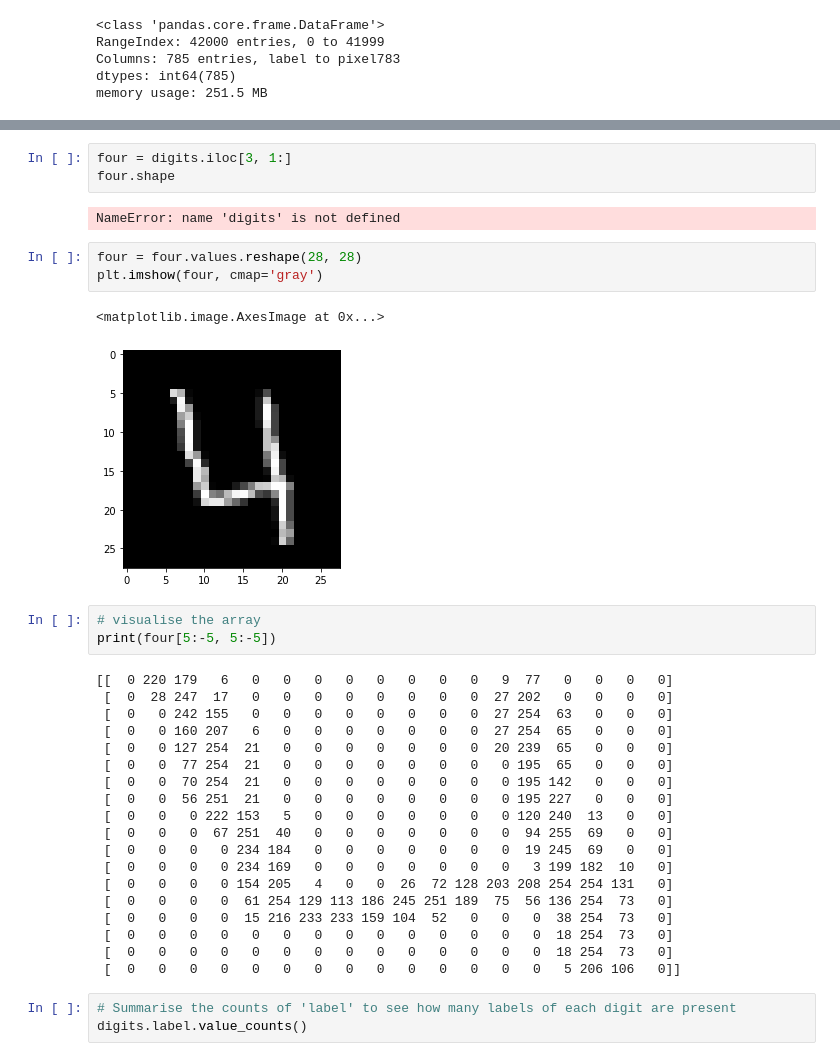
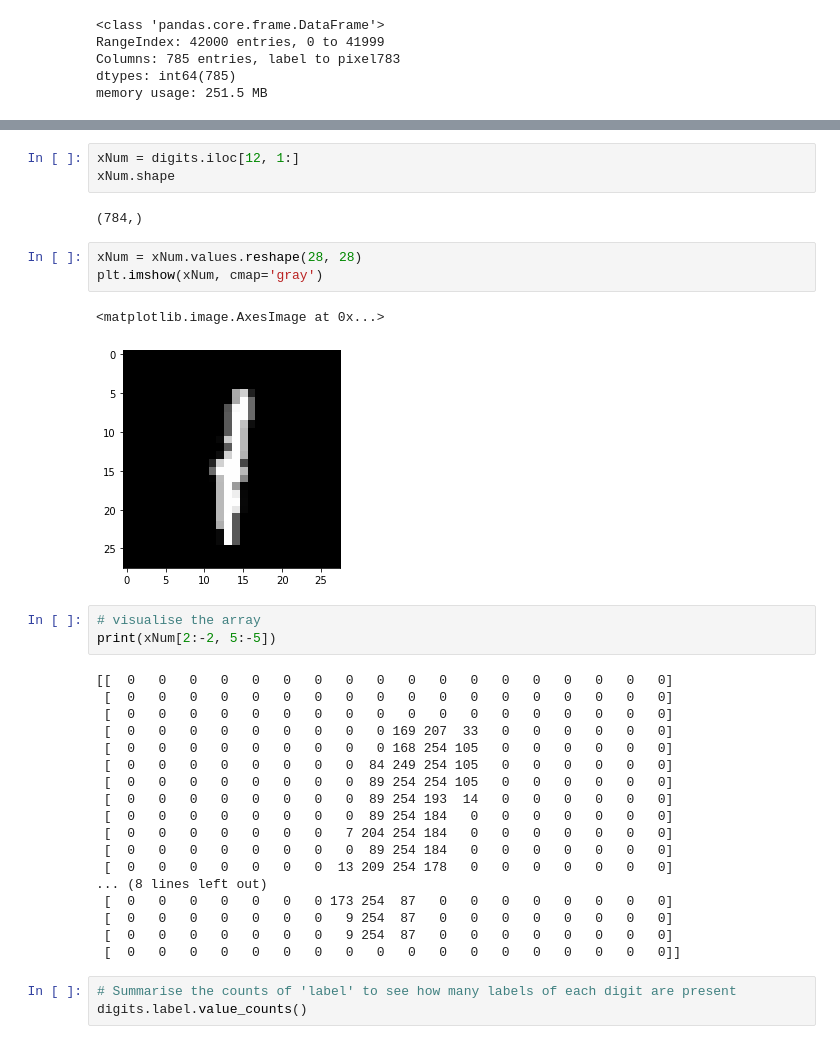
Before and after one commit to rodriguescarson/MNSIST_Handwritten_Digit_Recognition-SVM, a Jupyter notebook: MNIST_Handwritten_Digit_Recognition-SVM.ipynb, the cells around one changed output, grey strips where cells are left out. Cells and saved outputs as stored; diff of their text form.

```diff
--- a/MNIST_Handwritten_Digit_Recognition-SVM.ipynb
+++ b/MNIST_Handwritten_Digit_Recognition-SVM.ipynb
@@ -31,36 +41,35 @@ digits.head()
 # %%
-four = digits.iloc[3, 1:]
-four.shape
+xNum = digits.iloc[12, 1:]
+xNum.shape
 # %% [output]
-NameError: name 'digits' is not defined
+(784,)
 # %%
-four = four.values.reshape(28, 28)
-plt.imshow(four, cmap='gray')
+xNum = xNum.values.reshape(28, 28)
+plt.imshow(xNum, cmap='gray')
 # %% [output]
 <matplotlib.image.AxesImage at 0x...>
-[figure, old version]
+[figure, new version]
 # %%
 # visualise the array
-print(four[5:-5, 5:-5])
+print(xNum[2:-2, 5:-5])
 # %% [output]
-[[  0 220 179   6   0   0   0   0   0   0   0   0   9  77   0   0   0   0]
- [  0  28 247  17   0   0   0   0   0   0   0   0  27 202   0   0   0   0]
- [  0   0 242 155   0   0   0   0   0   0   0   0  27 254  63   0   0   0]
- [  0   0 160 207   6   0   0   0   0   0   0   0  27 254  65   0   0   0]
- [  0   0 127 254  21   0   0   0   0   0   0   0  20 239  65   0   0   0]
- [  0   0  77 254  21   0   0   0   0   0   0   0   0 195  65   0   0   0]
- [  0   0  70 254  21   0   0   0   0   0   0   0   0 195 142   0   0   0]
- [  0   0  56 251  21   0   0   0   0   0   0   0   0 195 227   0   0   0]
- [  0   0   0 222 153   5   0   0   0   0   0   0   0 120 240  13   0   0]
- [  0   0   0  67 251  40   0   0   0   0   0   0   0  94 255  69   0   0]
- [  0   0   0   0 234 184   0   0   0   0   0   0   0  19 245  69   0   0]
- [  0   0   0   0 234 169   0   0   0   0   0   0   0   3 199 182  10   0]
- [  0   0   0   0 154 205   4   0   0  26  72 128 203 208 254 254 131   0]
- [  0   0   0   0  61 254 129 113 186 245 251 189  75  56 136 254  73   0]
- [  0   0   0   0  15 216 233 233 159 104  52   0   0   0  38 254  73   0]
- [  0   0   0   0   0   0   0   0   0   0   0   0   0   0  18 254  73   0]
- [  0   0   0   0   0   0   0   0   0   0   0   0   0   0  18 254  73   0]
- [  0   0   0   0   0   0   0   0   0   0   0   0   0   0   5 206 106   0]]
+[[  0   0   0   0   0   0   0   0   0   0   0   0   0   0   0   0   0   0]
+ [  0   0   0   0   0   0   0   0   0   0   0   0   0   0   0   0   0   0]
+ [  0   0   0   0   0   0   0   0   0   0   0   0   0   0   0   0   0   0]
+ [  0   0   0   0   0   0   0   0   0 169 207  33   0   0   0   0   0   0]
+ [  0   0   0   0   0   0   0   0   0 168 254 105   0   0   0   0   0   0]
+ [  0   0   0   0   0   0   0   0  84 249 254 105   0   0   0   0   0   0]
+ [  0   0   0   0   0   0   0   0  89 254 254 105   0   0   0   0   0   0]
+ [  0   0   0   0   0   0   0   0  89 254 193  14   0   0   0   0   0   0]
+ [  0   0   0   0   0   0   0   0  89 254 184   0   0   0   0   0   0   0]
+ [  0   0   0   0   0   0   0   7 204 254 184   0   0   0   0   0   0   0]
+ [  0   0   0   0   0   0   0   0  89 254 184   0   0   0   0   0   0   0]
+ [  0   0   0   0   0   0   0  13 209 254 178   0   0   0   0   0   0   0]
+... (8 lines left out)
+ [  0   0   0   0   0   0   0 173 254  87   0   0   0   0   0   0   0   0]
+ [  0   0   0   0   0   0   0   9 254  87   0   0   0   0   0   0   0   0]
+ [  0   0   0   0   0   0   0   9 254  87   0   0   0   0   0   0   0   0]
+ [  0   0   0   0   0   0   0   0   0   0   0   0   0   0   0   0   0   0]]
 # %%
 # Summarise the counts of 'label' to see how many labels of each digit are present
 digits.label.value_counts()
```
Also changed, not shown: parts of 4 cells of this notebook.
